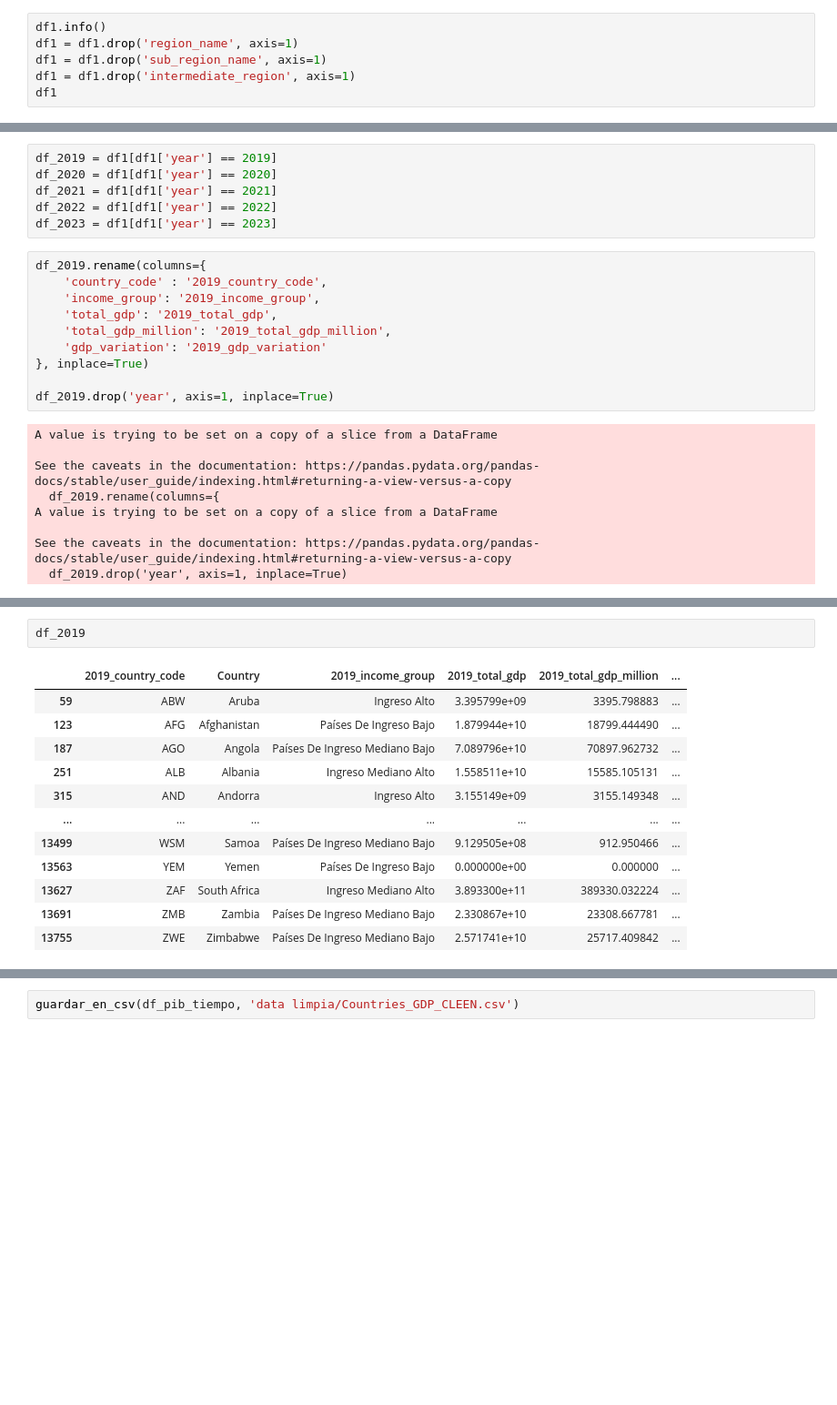
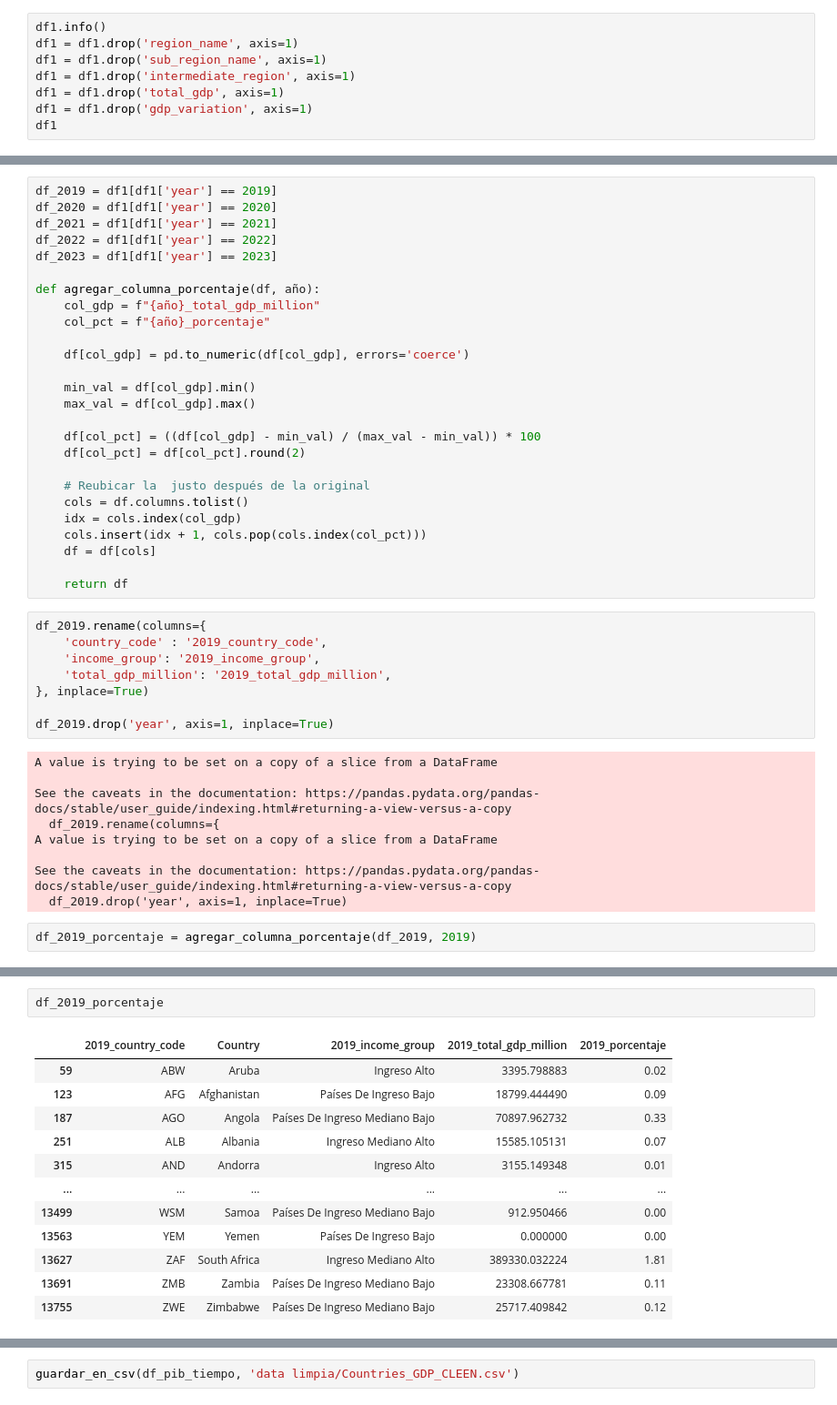
Before and after one commit to Kilpura/ProyectoInfoVis, a Jupyter notebook: limpieza.ipynb, the cells around one changed output, grey strips where cells are left out. Shown at 91% size. Drawn from its saved outputs; the diff is of its cells as text; blank space fills up the shorter version.

```diff
--- a/limpieza.ipynb
+++ b/limpieza.ipynb
@@ -96,6 +96,8 @@ df1.info()
 df1 = df1.drop('region_name', axis=1)
 df1 = df1.drop('sub_region_name', axis=1)
 df1 = df1.drop('intermediate_region', axis=1)
+df1 = df1.drop('total_gdp', axis=1)
+df1 = df1.drop('gdp_variation', axis=1)
 df1
 # %% [output]
 <class 'pandas.core.frame.DataFrame'>
@@ -170,13 +172,31 @@ df_2020 = df1[df1['year'] == 2020]
 df_2021 = df1[df1['year'] == 2021]
 df_2022 = df1[df1['year'] == 2022]
 df_2023 = df1[df1['year'] == 2023]
+
+def agregar_columna_porcentaje(df, año):
+    col_gdp = f"{año}_total_gdp_million"
+    col_pct = f"{año}_porcentaje"
+
+    df[col_gdp] = pd.to_numeric(df[col_gdp], errors='coerce')
+
+    min_val = df[col_gdp].min()
+    max_val = df[col_gdp].max()
+
+    df[col_pct] = ((df[col_gdp] - min_val) / (max_val - min_val)) * 100
+    df[col_pct] = df[col_pct].round(2)
+
+    # Reubicar la  justo después de la original
+    cols = df.columns.tolist()
+    idx = cols.index(col_gdp)
+    cols.insert(idx + 1, cols.pop(cols.index(col_pct)))
+    df = df[cols]
+
+    return df
 # %%
 df_2019.rename(columns={
     'country_code' : '2019_country_code',
     'income_group': '2019_income_group',
-    'total_gdp': '2019_total_gdp',
     'total_gdp_million': '2019_total_gdp_million',
-    'gdp_variation': '2019_gdp_variation'
 }, inplace=True)
 
 df_2019.drop('year', axis=1, inplace=True)
@@ -189,3 +209,5 @@ A value is trying to be set on a copy of a slice from a DataFrame
 
 See the caveats in the documentation: https://pandas.pydata.org/pandas-docs/stable/user_guide/indexing.html#returning-a-view-versus-a-copy
   df_2019.drop('year', axis=1, inplace=True)
+# %%
+df_2019_porcentaje = agregar_columna_porcentaje(df_2019, 2019)
@@ -268,15 +358,15 @@ See the caveats in the documentation: https://pandas.pydata.org/pandas-docs/stab
 # %%
-df_2019
+df_2019_porcentaje
 # %% [output]
-|  | 2019_country_code | Country | 2019_income_group | 2019_total_gdp | 2019_total_gdp_million | ... |
-| 59 | ABW | Aruba | Ingreso Alto | 3.395799e+09 | 3395.798883 | ... |
-| 123 | AFG | Afghanistan | Países De Ingreso Bajo | 1.879944e+10 | 18799.444490 | ... |
-| 187 | AGO | Angola | Países De Ingreso Mediano Bajo | 7.089796e+10 | 70897.962732 | ... |
-| 251 | ALB | Albania | Ingreso Mediano Alto | 1.558511e+10 | 15585.105131 | ... |
-| 315 | AND | Andorra | Ingreso Alto | 3.155149e+09 | 3155.149348 | ... |
-| ... | ... | ... | ... | ... | ... | ... |
-| 13499 | WSM | Samoa | Países De Ingreso Mediano Bajo | 9.129505e+08 | 912.950466 | ... |
-| 13563 | YEM | Yemen | Países De Ingreso Bajo | 0.000000e+00 | 0.000000 | ... |
-| 13627 | ZAF | South Africa | Ingreso Mediano Alto | 3.893300e+11 | 389330.032224 | ... |
-| 13691 | ZMB | Zambia | Países De Ingreso Mediano Bajo | 2.330867e+10 | 23308.667781 | ... |
-| 13755 | ZWE | Zimbabwe | Países De Ingreso Mediano Bajo | 2.571741e+10 | 25717.409842 | ... |
+|  | 2019_country_code | Country | 2019_income_group | 2019_total_gdp_million | 2019_porcentaje |
+| 59 | ABW | Aruba | Ingreso Alto | 3395.798883 | 0.02 |
+| 123 | AFG | Afghanistan | Países De Ingreso Bajo | 18799.444490 | 0.09 |
+| 187 | AGO | Angola | Países De Ingreso Mediano Bajo | 70897.962732 | 0.33 |
+| 251 | ALB | Albania | Ingreso Mediano Alto | 15585.105131 | 0.07 |
+| 315 | AND | Andorra | Ingreso Alto | 3155.149348 | 0.01 |
+| ... | ... | ... | ... | ... | ... |
+| 13499 | WSM | Samoa | Países De Ingreso Mediano Bajo | 912.950466 | 0.00 |
+| 13563 | YEM | Yemen | Países De Ingreso Bajo | 0.000000 | 0.00 |
+| 13627 | ZAF | South Africa | Ingreso Mediano Alto | 389330.032224 | 1.81 |
+| 13691 | ZMB | Zambia | Países De Ingreso Mediano Bajo | 23308.667781 | 0.11 |
+| 13755 | ZWE | Zimbabwe | Países De Ingreso Mediano Bajo | 25717.409842 | 0.12 |
```
Also changed, not shown: parts of 24 cells of this notebook, 13 other files.
